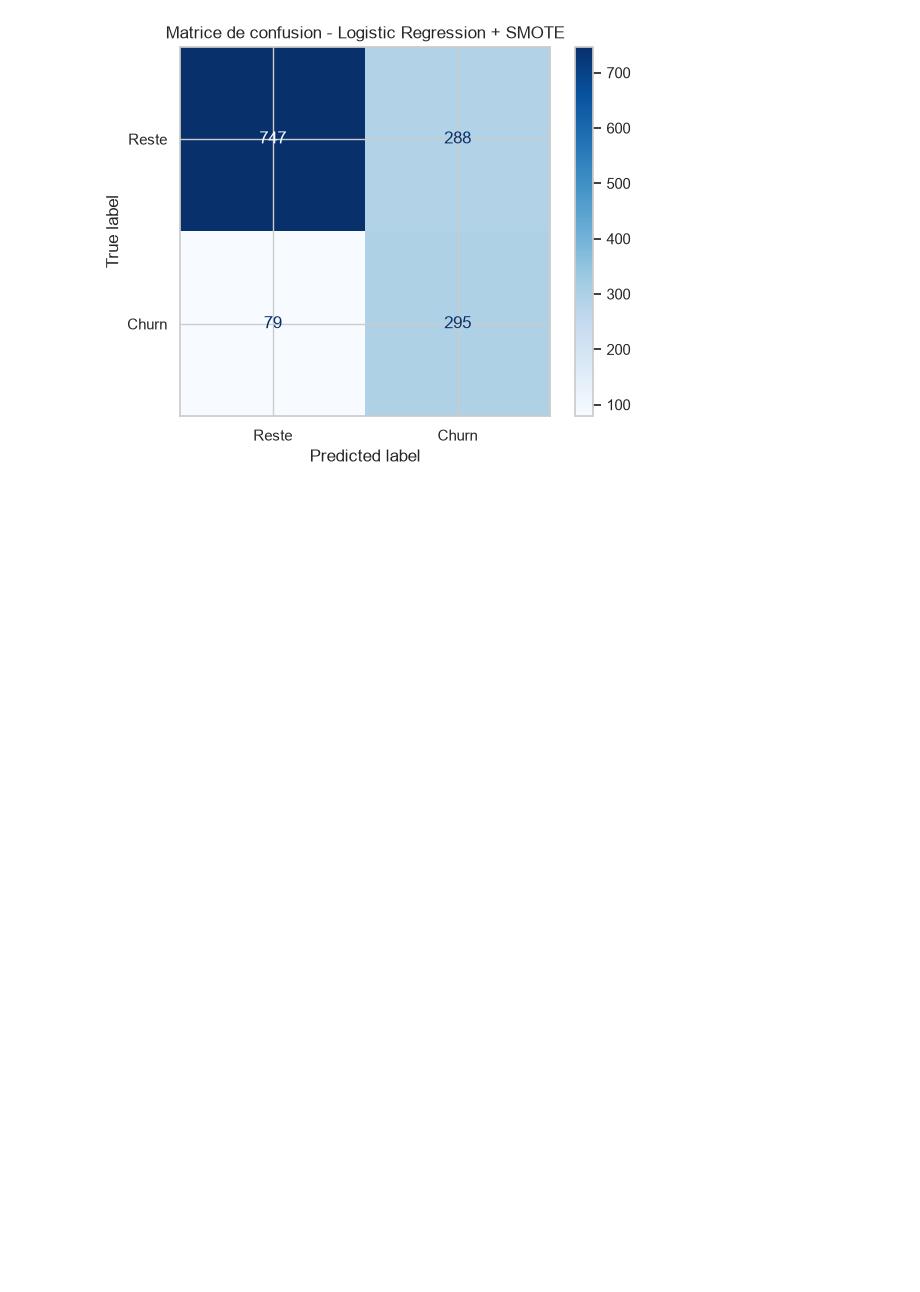
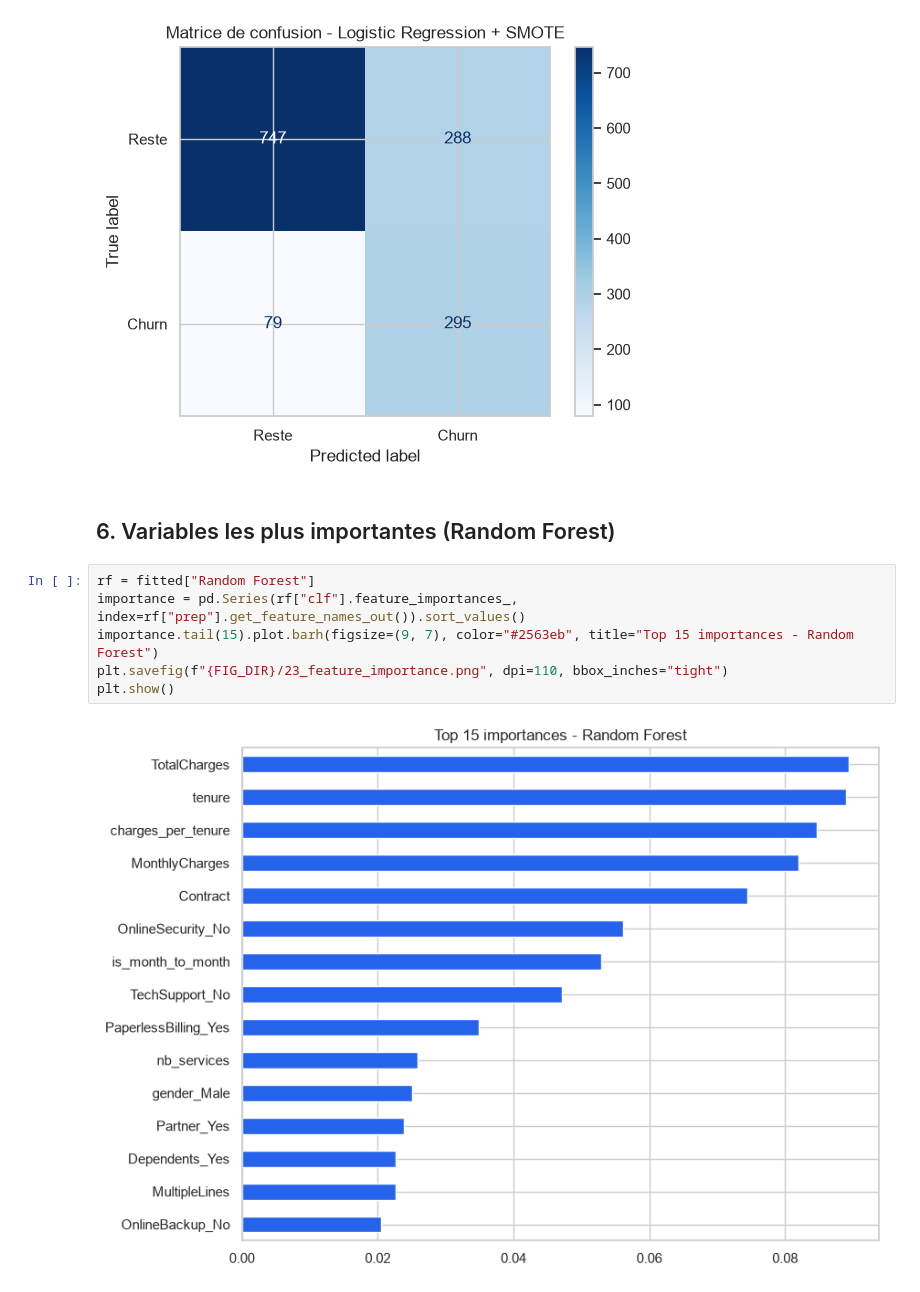
Before and after one commit to doughmi-ilyas/customer-churn-prediction, a Jupyter notebook: notebooks/03_classification.ipynb, the cells around one changed output. Cells and saved outputs as stored; diff of their text form; blank space fills up the shorter version.

Commit message:
classification: add section "Variables les plus importantes (Random Forest)"

```diff
--- a/notebooks/03_classification.ipynb
+++ b/notebooks/03_classification.ipynb
@@ -262,3 +262,13 @@ meilleur modèle: Logistic Regression
    macro avg       0.71      0.76      0.71      1409
 weighted avg       0.80      0.74      0.75      1409
 [figure]
+# %% [markdown]
+## 6. Variables les plus importantes (Random Forest)
+# %%
+rf = fitted["Random Forest"]
+importance = pd.Series(rf["clf"].feature_importances_, index=rf["prep"].get_feature_names_out()).sort_values()
+importance.tail(15).plot.barh(figsize=(9, 7), color="#2563eb", title="Top 15 importances - Random Forest")
+plt.savefig(f"{FIG_DIR}/23_feature_importance.png", dpi=110, bbox_inches="tight")
+plt.show()
+# %% [output]
+[figure, added]
```
Also changed, not shown: 1 other file.
